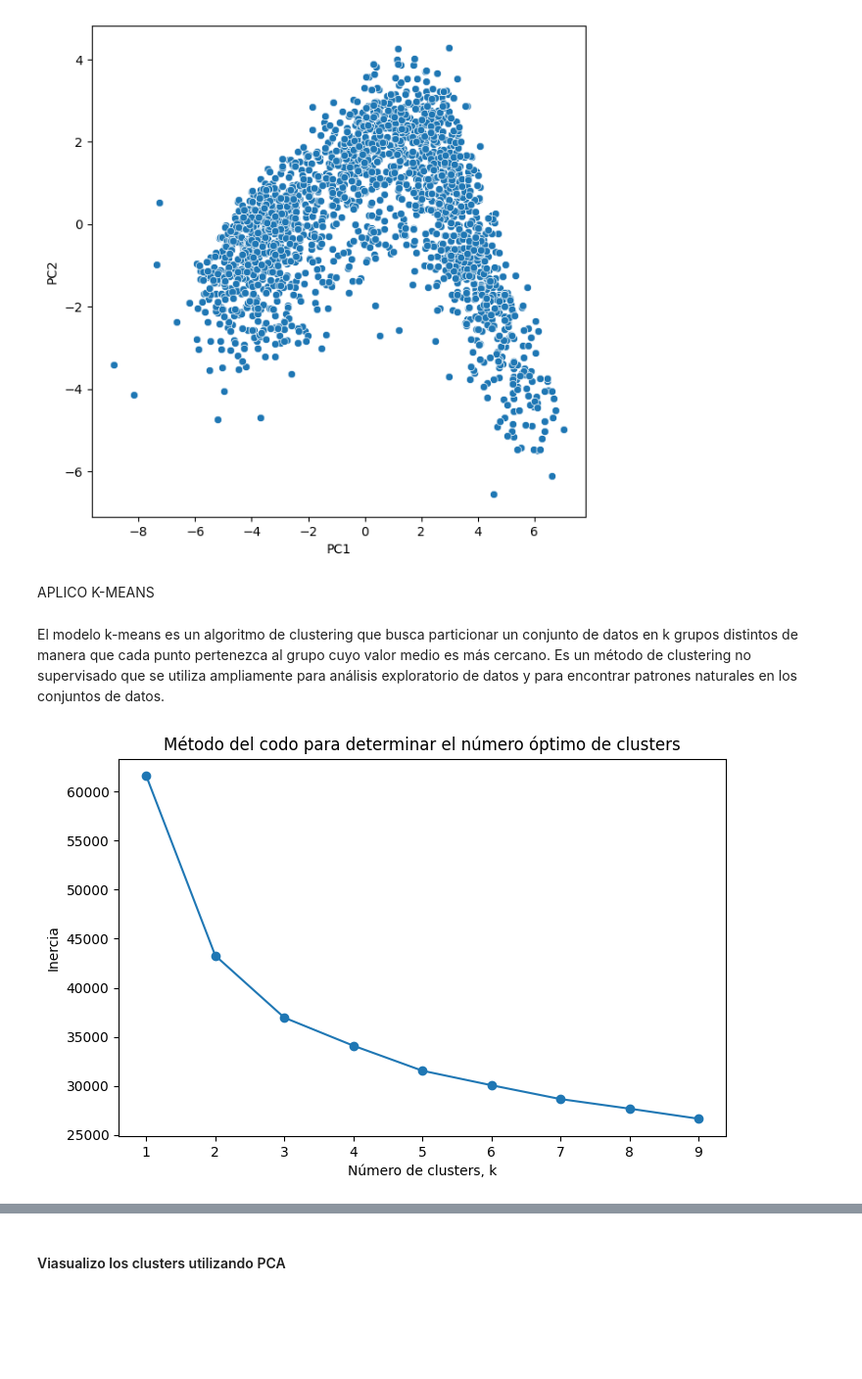
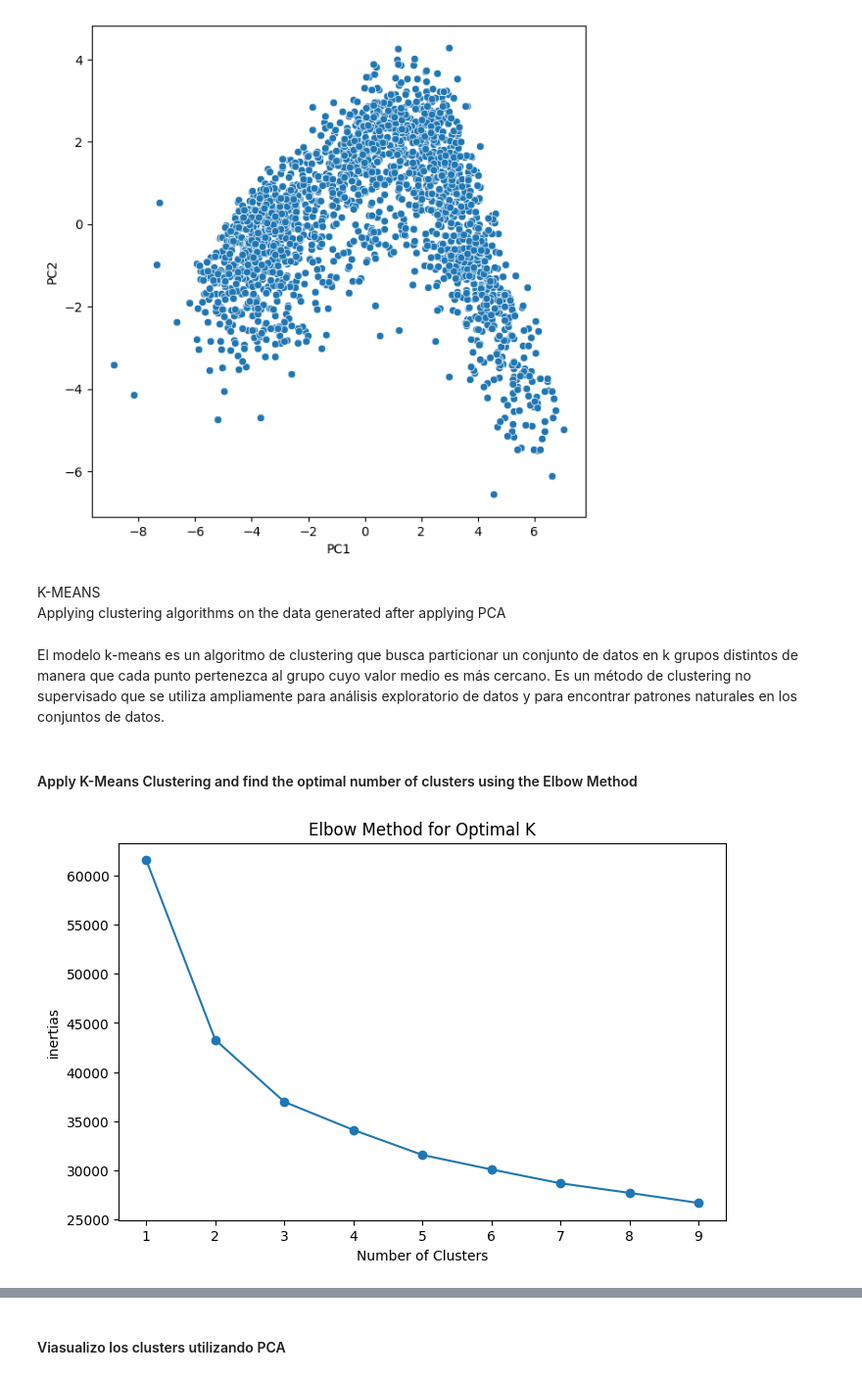
Before and after one commit to ChiaraTot/ML_Marketing-Campaign, a Jupyter notebook: src/results_notebook/Modelado.ipynb, the cells around one changed output, grey strips where cells are left out. Shown at 98% size. Drawn from its saved outputs; the diff is of its cells as text; code cells hidden in the pictures; blank space fills up the shorter version.

```diff
--- a/src/results_notebook/Modelado.ipynb
+++ b/src/results_notebook/Modelado.ipynb
@@ -288,7 +276,7 @@ Index(['Year_Birth', 'Education', 'Marital_Status', 'Income', 'Kidhome',
 modelo = model.copy()
 modelo.drop( ['Year_Birth', 'Education', 'Marital_Status',  'Kidhome', #'Income'
        'Teenhome', 'Dt_Customer', 'Age', 'Complain', 'Recency',
-       'MediaXcompra', 'Age_group',
+       'AmountPerPurchase', 'Age_group',
        'Income_group', 'TotalSons', 'Education_Level', 'Family_Status'], axis=1, inplace=True)
 # model.drop( ['Year_Birth', 'Education', 'Marital_Status', 'Income', 'Kidhome',
 #        'Teenhome', 'Dt_Customer', 'Recency',
@@ -409,34 +399,37 @@ plt.ylabel("PC2")
 plt.show()
 # %% [output]
 [figure]
-# %% [markdown]
-APLICO K-MEANS
+# %% [markdown]
+K-MEANS
+ Applying clustering algorithms on the data generated after applying PCA
 # %% [markdown]
 El modelo k-means es un algoritmo de clustering que busca particionar un conjunto de datos en k grupos distintos de manera que cada punto pertenezca al grupo cuyo valor medio es más cercano. Es un método de clustering no supervisado que se utiliza ampliamente para análisis exploratorio de datos y para encontrar patrones naturales en los conjuntos de datos.
+# %% [markdown]
+#### Apply K-Means Clustering and find the optimal number of clusters using the Elbow Method
 # %%
 # Rango de valores de k para probar
 ks = range(1, 10)
 inertias = []
 
 for k in ks:
     # Creación y ajuste de KMeans para cada valor de k
     modelKmeans = KMeans(n_clusters=k,
                          n_init=10, #Número de veces que el algoritmo k-means se ejecuta
                          max_iter = 10, #Máximo número de iteraciones para una sola ejecución
                          random_state=42) #semilla
     modelKmeans.fit(X_pca)
     # Almacenamiento de la inercia en la lista
     inertias.append(modelKmeans.inertia_)
 
 #print(inertias)
 
 # Gráfico del método del codo
 plt.figure(figsize=(8, 5))
 plt.plot(ks, inertias, '-o')
-plt.xlabel('Número de clusters, k')
-plt.ylabel('Inercia')
+plt.xlabel('Number of Clusters')
+plt.ylabel('inertias')
 plt.xticks(ks)
-plt.title('Método del codo para determinar el número óptimo de clusters')
+plt.title('Elbow Method for Optimal K')
 plt.show()
 # %% [output]
-[figure, old version]
+[figure, new version]
```
Also changed, not shown: parts of 66 cells of this notebook, 2 other files.
